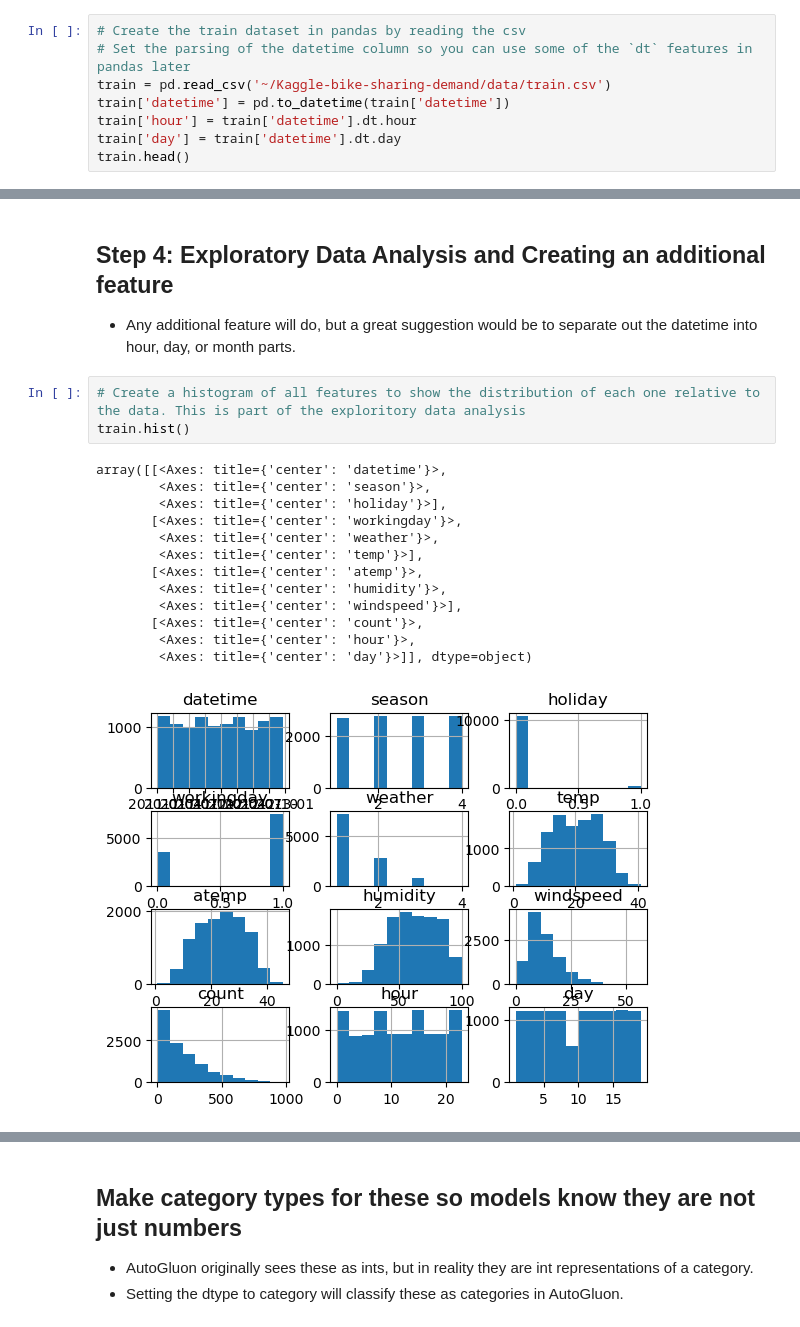
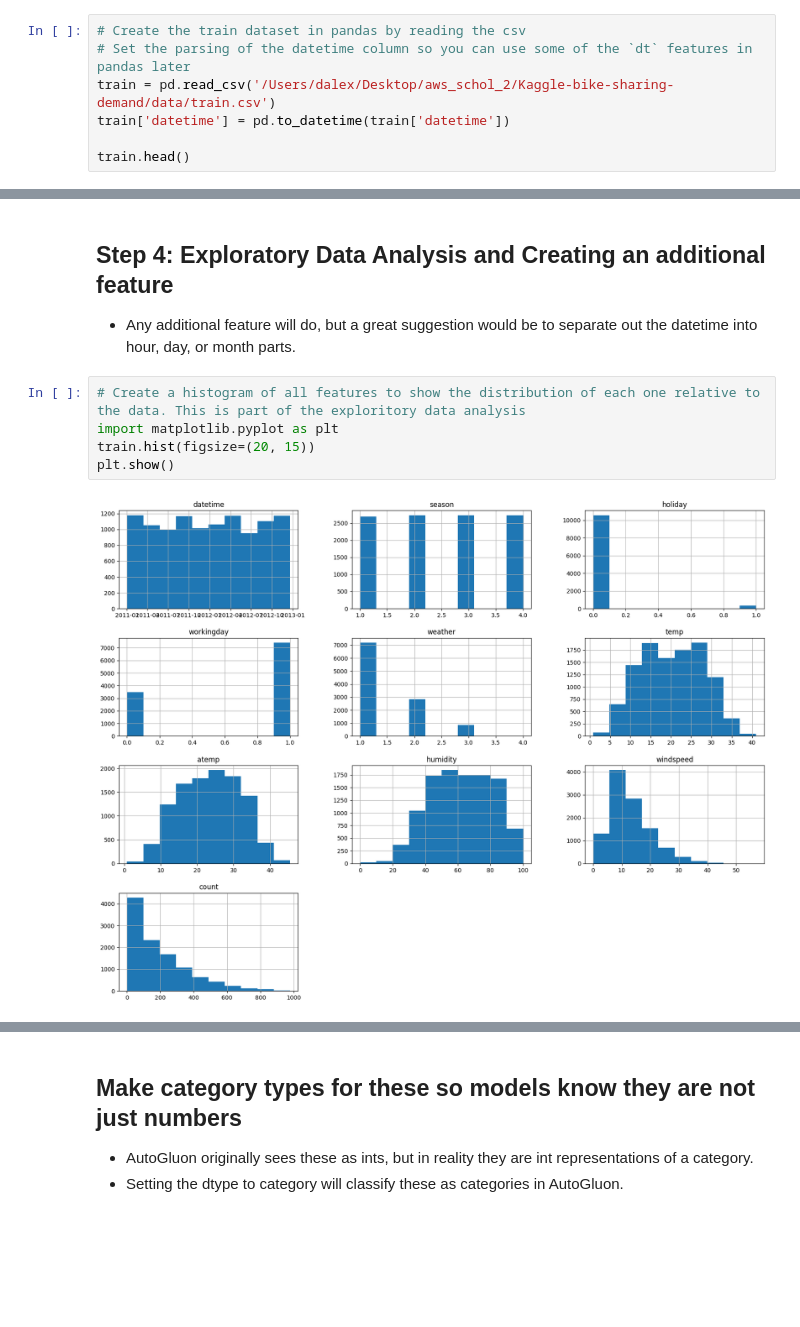
Before and after one commit to DayaAlex/Kaggle-bike-sharing-demand, a Jupyter notebook: Daya_Alex_bike_prediction.ipynb, the cells around one changed output, grey strips where cells are left out. Cells and saved outputs as stored; diff of their text form; blank space fills up the shorter version.

```diff
--- a/Daya_Alex_bike_prediction.ipynb
+++ b/Daya_Alex_bike_prediction.ipynb
@@ -95,10 +165,9 @@ from autogluon.tabular import TabularPredictor
 # %%
 # Create the train dataset in pandas by reading the csv
 # Set the parsing of the datetime column so you can use some of the `dt` features in pandas later
-train = pd.read_csv('~/Kaggle-bike-sharing-demand/data/train.csv')
+train = pd.read_csv('/Users/dalex/Desktop/aws_schol_2/Kaggle-bike-sharing-demand/data/train.csv')
 train['datetime'] = pd.to_datetime(train['datetime'])
-train['hour'] = train['datetime'].dt.hour
-train['day'] = train['datetime'].dt.day
+
 train.head()
 # %% [output]
 |  | datetime | season | holiday | workingday | weather | temp | atemp | humidity | windspeed | casual | ... |
@@ -321,20 +395,10 @@ submission.csv  2024-05-06 10:30:47  first raw submission  complete  0.52075
 * Any additional feature will do, but a great suggestion would be to separate out the datetime into hour, day, or month parts.
 # %%
 # Create a histogram of all features to show the distribution of each one relative to the data. This is part of the exploritory data analysis
-train.hist()
+import matplotlib.pyplot as plt
+train.hist(figsize=(20, 15))
+plt.show()
 # %% [output]
-array([[<Axes: title={'center': 'datetime'}>,
-        <Axes: title={'center': 'season'}>,
-        <Axes: title={'center': 'holiday'}>],
-       [<Axes: title={'center': 'workingday'}>,
-        <Axes: title={'center': 'weather'}>,
-        <Axes: title={'center': 'temp'}>],
-       [<Axes: title={'center': 'atemp'}>,
-        <Axes: title={'center': 'humidity'}>,
-        <Axes: title={'center': 'windspeed'}>],
-       [<Axes: title={'center': 'count'}>,
-        <Axes: title={'center': 'hour'}>,
-        <Axes: title={'center': 'day'}>]], dtype=object)
-[figure, old version]
+[figure, new version]
 # %%
 # create a new feature
```
Also changed, not shown: parts of 61 cells of this notebook, 3 other files.
